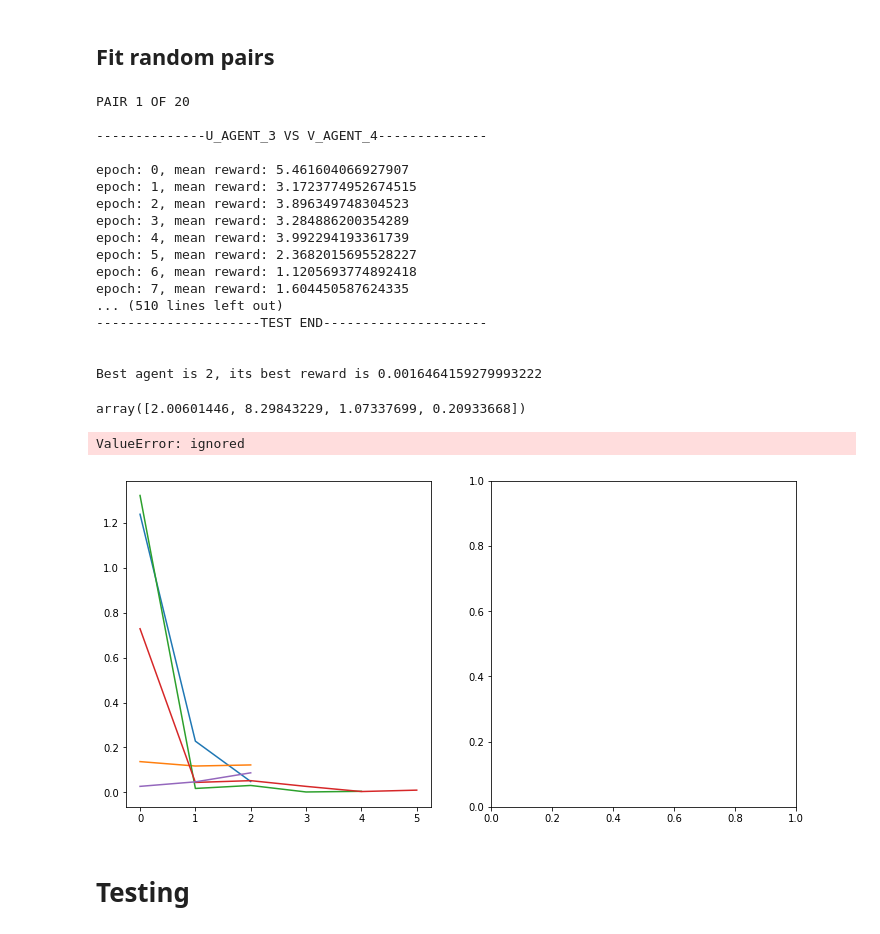
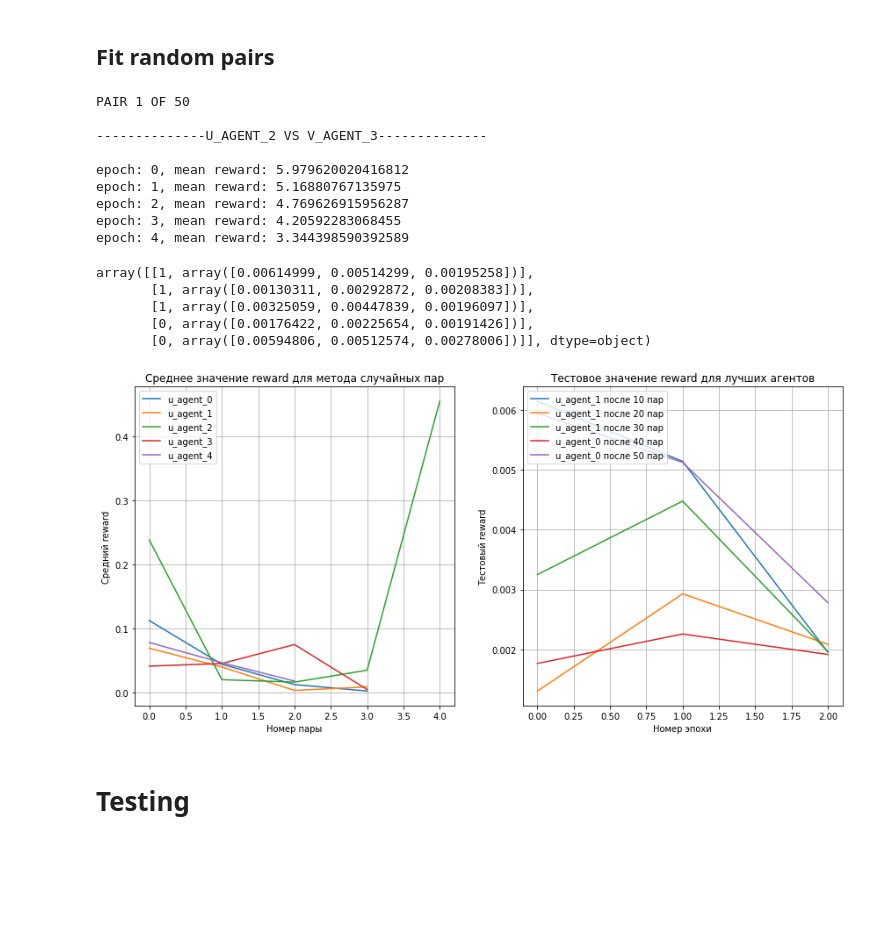
Before and after one commit to LiableFish/RL_Practise, a Jupyter notebook: UnequalGame/UnequalGameImplementation.ipynb, the cells around one changed output. Drawn from its saved outputs; the diff is of its cells as text; code cells hidden in the pictures; blank space fills up the shorter version.

```diff
--- a/UnequalGame/UnequalGameImplementation.ipynb
+++ b/UnequalGame/UnequalGameImplementation.ipynb
@@ -407,10 +407,10 @@ def fit_random_agent_pairs(u_agents, v_agents, env, n_pairs, n_epochs, n_session
     :param n_epochs: number of epochs for one pair fit
     :param n_sessions: number of sessions for one epoch
     :param n_iter_debug: number of iteration between tests
-    :return: u_agent that will have overall minimum total reward, mean rewards for u_agents, test_rewards fo u_agents
+    :return: u_agent that will have overall minimum total reward, mean rewards for u_agents, test_rewards
     """
     u_agents_mean_rewards = [[] for _ in range(len(u_agents))]
-    u_agents_test_rewards = [[] for _ in range(len(u_agents))]
+    test_rewards = []
 
     for i in range(n_pairs):
         u_agent_idx = np.random.choice(len(u_agents))
@@ -423,19 +423,16 @@ def fit_random_agent_pairs(u_agents, v_agents, env, n_pairs, n_epochs, n_session
         print('\n{:-^50}\n'.format(''))
 
         if n_iter_debug and (i + 1) % n_iter_debug == 0:
-            print('\n{:-^50}\n'.format('TEST BEGIN'))
-            for idx, u_agent in enumerate(u_agents):
-                print(f'\nTESTING U_AGENT_{idx}\n')
-                test_rewards = test_agent(u_agent, env, n_epochs=300, n_sessions=n_sessions, epsilon=-1)
-                u_agents_test_rewards[idx].append(test_rewards.max())
-            print('\n{:-^50}\n'.format('TEST END'))
-
+            best_u_agent_idx = np.argmin([np.min(lst) if lst else float('inf') for lst in u_agents_mean_rewards])
+            print(f'\nTESTING CURRENT BEST U_AGENT_{best_u_agent_idx}\n')
+            test_data = (best_u_agent_idx, test_agent(u_agent, env, n_epochs=300, n_sessions=n_sessions, epsilon=-1))
+            test_rewards.append(test_data)
 
         u_agents_mean_rewards[u_agent_idx].append(mean_rewards.min())
 
     best_u_agent_idx = np.argmin([np.min(lst) if lst else float('inf') for lst in u_agents_mean_rewards])
     print(f'\nBest agent is {best_u_agent_idx}, its best reward is {np.min(u_agents_mean_rewards[best_u_agent_idx])}\n')
-    return u_agents[best_u_agent_idx], np.array(u_agents_mean_rewards), np.array(u_agents_test_rewards)
+    return u_agents[best_u_agent_idx], np.array(u_agents_mean_rewards), np.array(test_rewards)
 # %% [markdown]
 ## Plot mean rewards by epochs
 # %%
@@ -553,54 +550,50 @@ v_agents = [CCEMAgent((2,), (1,), percentile_param=90, action_max=env.v_action_m
             for _ in range(5)]
 # %%
 u_fit_random_agent, mean_rewards_random, test_rewards_random = fit_random_agent_pairs(u_agents, v_agents, env,\
-                                                                 n_pairs=20, n_epochs=10, n_sessions=5, n_iter_debug=5)
+                                                                 n_pairs=50, n_epochs=20, n_sessions=100, n_iter_debug=10)
 # %% [output]
-PAIR 1 OF 20
+PAIR 1 OF 50
 
---------------U_AGENT_3 VS V_AGENT_4--------------
+--------------U_AGENT_2 VS V_AGENT_3--------------
 
-epoch: 0, mean reward: 5.461604066927907
-epoch: 1, mean reward: 3.1723774952674515
-epoch: 2, mean reward: 3.896349748304523
-epoch: 3, mean reward: 3.284886200354289
-epoch: 4, mean reward: 3.992294193361739
-epoch: 5, mean reward: 2.3682015695528227
-epoch: 6, mean reward: 1.1205693774892418
-epoch: 7, mean reward: 1.604450587624335
-... (510 lines left out)
----------------------TEST END---------------------
-
-
-Best agent is 2, its best reward is 0.0016464159279993222
+epoch: 0, mean reward: 5.979620020416812
+epoch: 1, mean reward: 5.16880767135975
+epoch: 2, mean reward: 4.769626915956287
+epoch: 3, mean reward: 4.20592283068455
+epoch: 4, mean reward: 3.344398590392589
 # %%
-test_rewards_random.shape[1]
+test_rewards_random
 # %% [output]
-array([2.00601446, 8.29843229, 1.07337699, 0.20933668])
+array([[1, array([0.00614999, 0.00514299, 0.00195258])],
+       [1, array([0.00130311, 0.00292872, 0.00208383])],
+       [1, array([0.00325059, 0.00447839, 0.00196097])],
+       [0, array([0.00176422, 0.00225654, 0.00191426])],
+       [0, array([0.00594806, 0.00512574, 0.00278006])]], dtype=object)
 # %%
 _, (ax1, ax2) = plt.subplots(1, 2, figsize=(12, 6))
 
 for i, rewards in enumerate(mean_rewards_random):
     ax1.plot(range(len(rewards)), rewards, label=f'u_agent_{i}')
 
-for i, test in enumerate(test_rewards_random):
-    ax2.plot([4, 8, 12, 16, 20], test, label=f'u_agent_{i}')
+for i, test_data in enumerate(test_rewards_random):
+    best_idx, test = test_data
+    ax2.plot(range(len(test)), test, label=f'u_agent_{best_idx} после {(i + 1) * 10} пар')
 
 ax1.set_xlabel('Номер пары')
 ax1.set_ylabel('Средний reward')
 ax1.set_title('Среднее значение reward для метода случайных пар')
 ax1.grid()
-ax1.legend()
+ax1.legend(loc='upper left')
 
-ax2.set_xlabel('Количество пар, после которого прошел тест')
-ax2.set_ylabel('Средний тестовый reward')
-ax2.set_title('Тестовое значение reward для каждого агента')
-ax2.set_xticks([4, 8, 12, 16, 20])
+ax2.set_xlabel('Номер эпохи')
+ax2.set_ylabel('Тестовый reward')
+ax2.set_title('Тестовое значение reward для лучших агентов')
 ax2.grid()
-ax2.legend()
+ax2.legend(loc='upper left')
+plt.tight_layout()
 plt.show()
 # %% [output]
-ValueError: ignored
-[figure, old version]
+[figure, new version]
 # %% [markdown]
 # Testing
 # %% [markdown]
```
